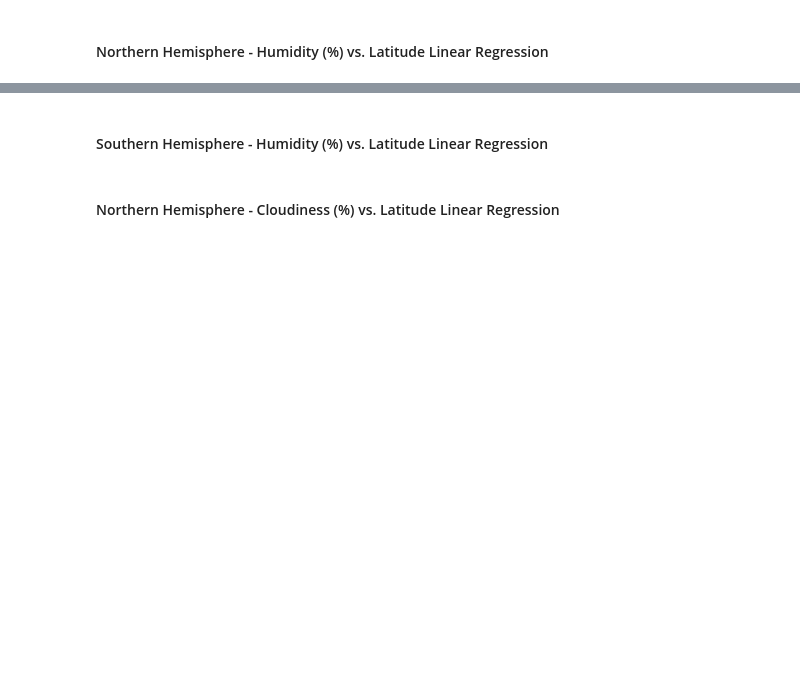
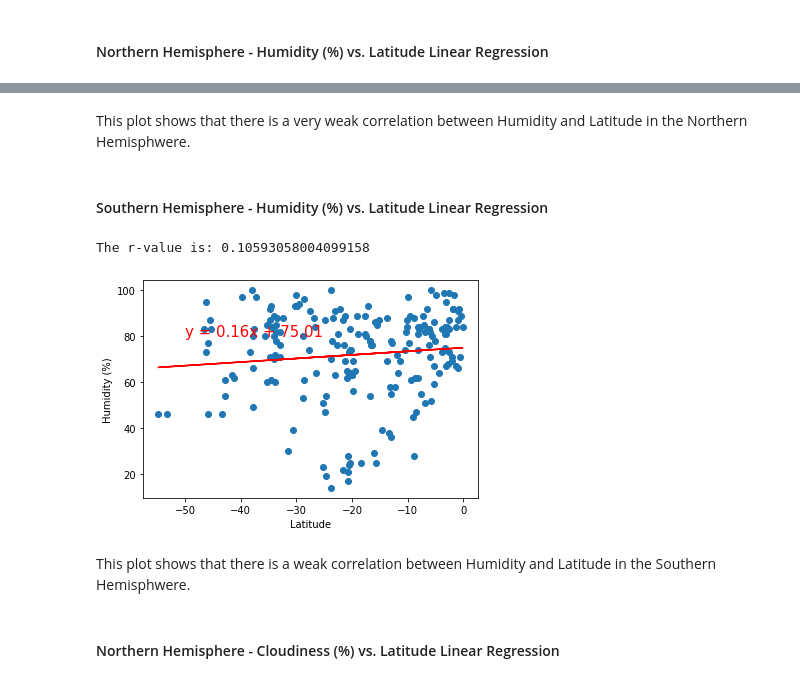
Before and after one commit to serenaremlang/python-api-challenge, a Jupyter notebook: WeatherPy.ipynb, the cells around one changed output, grey strips where cells are left out. Drawn from its saved outputs; the diff is of its cells as text; code cells hidden in the pictures; blank space fills up the shorter version.

Commit message:
completed adding analysis to weather.py charts.

```diff
--- a/WeatherPy.ipynb
+++ b/WeatherPy.ipynb
@@ -308,19 +365,26 @@ plt.show()
+# %% [markdown]
+This plot shows that there is a very weak correlation between Humidity and Latitude in the Northern Hemisphwere.
 # %% [markdown]
 ####  Southern Hemisphere - Humidity (%) vs. Latitude Linear Regression
 # %%
 x_values = south_df['Lat']
 y_values = south_df['Humidity']
 (slope, intercept, rvalue, pvalue, stderr) = linregress(x_values, y_values)
 regress_values = x_values * slope + intercept
 line_eq = "y = " + str(round(slope,2)) + "x + " + str(round(intercept,2))
 plt.scatter(x_values,y_values)
 plt.plot(x_values,regress_values,"r-")
-plt.annotate(line_eq,(10,40),fontsize=15,color="red")
+plt.annotate(line_eq,(-50,80),fontsize=15,color="red")
 plt.xlabel('Latitude')
 plt.ylabel('Humidity (%)')
 print(f"The r-value is: {rvalue}")
 plt.savefig("images/south_lat_humidity_regression.png")
 plt.show()
+# %% [output]
+The r-value is: 0.10593058004099158
+[figure, added]
+# %% [markdown]
+This plot shows that there is a weak correlation between Humidity and Latitude in the Southern Hemisphwere.
 # %% [markdown]
 ####  Northern Hemisphere - Cloudiness (%) vs. Latitude Linear Regression
 # %%
```
Also changed, not shown: parts of 22 cells of this notebook, 13 other files.
